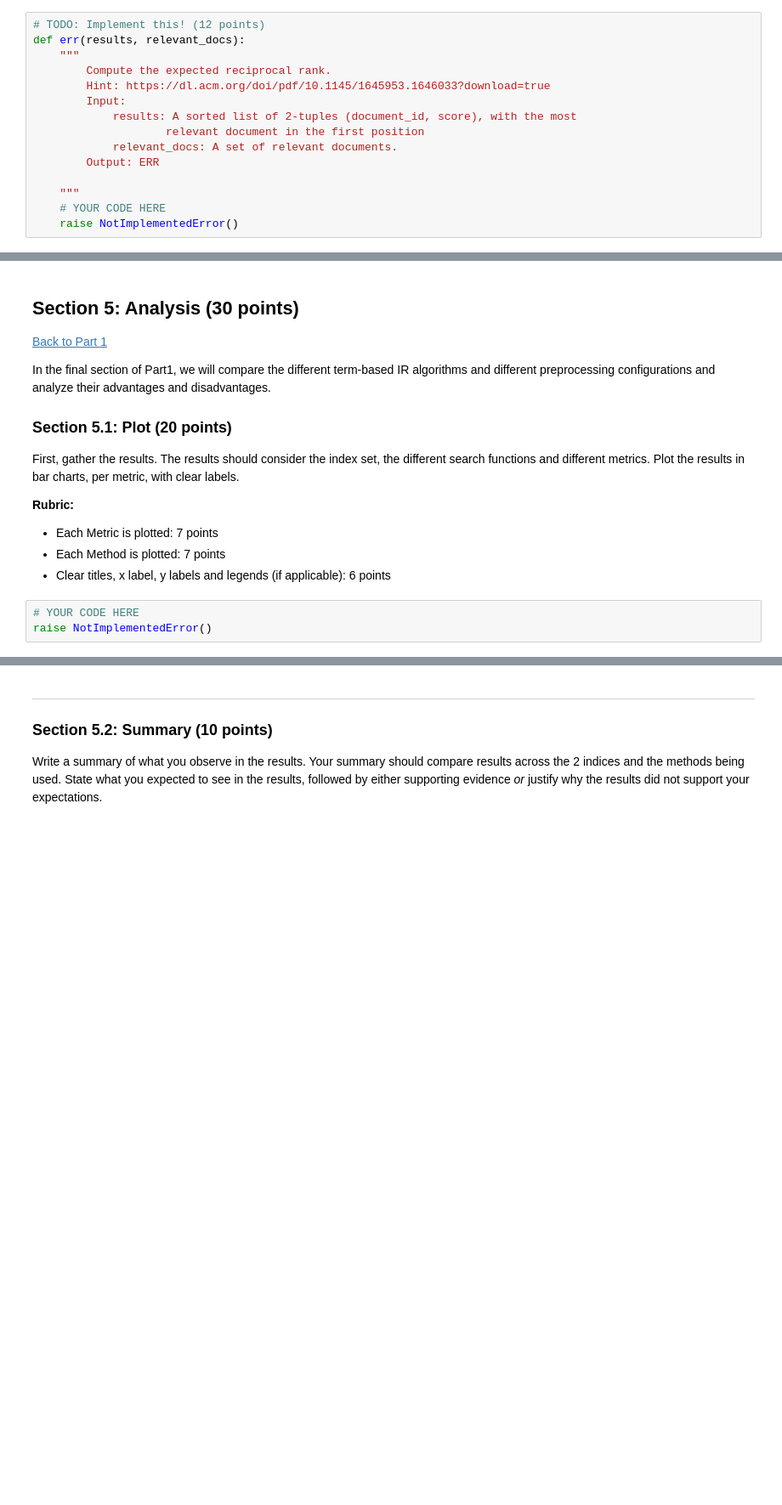
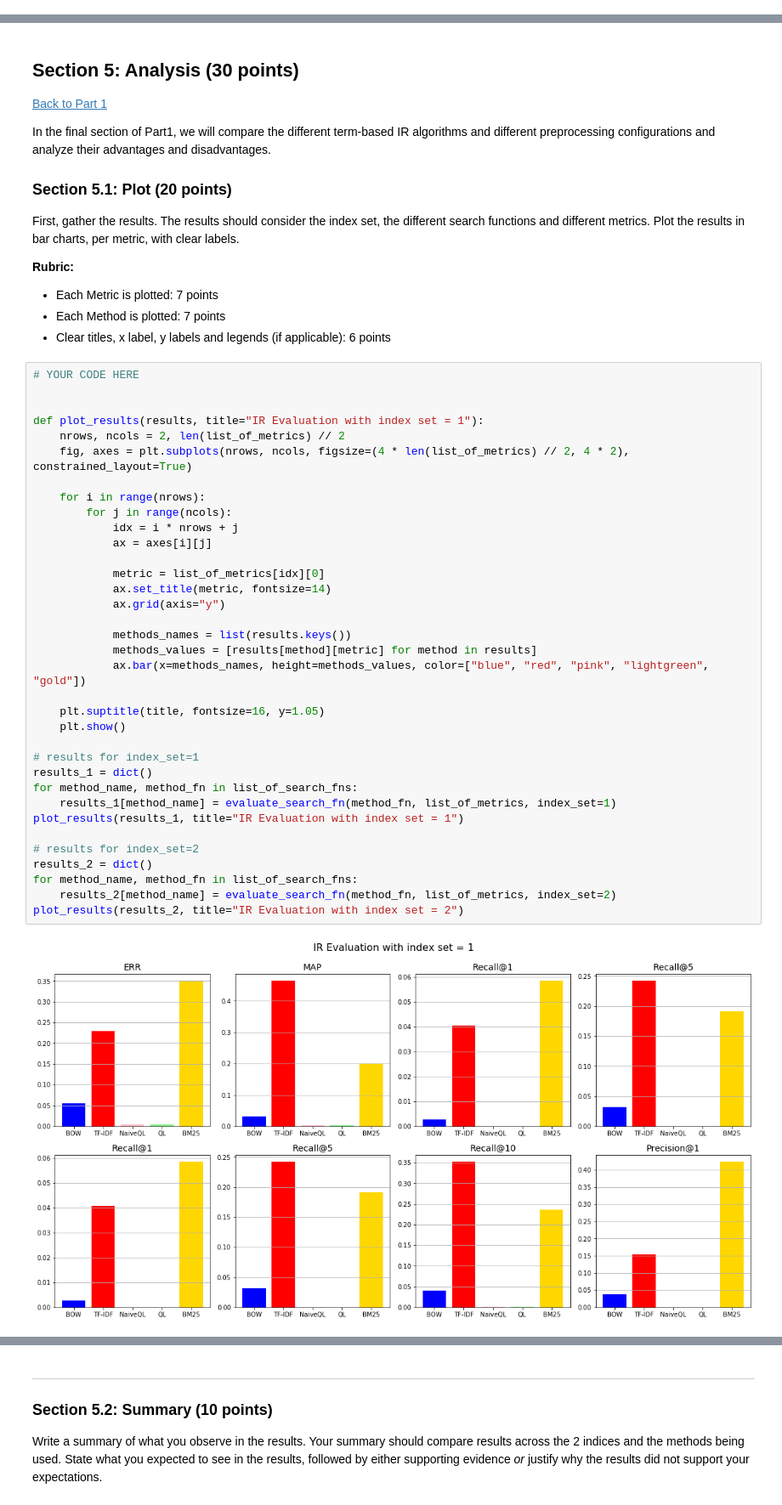
Before and after one commit to bpiyush/IR1Labs, a Jupyter notebook: lab1/hw1-dev-piyush.ipynb, the cells around one changed output, grey strips where cells are left out. Shown: that part at 85% size. Saved outputs shown, nothing was run; the diff lists cells and outputs as text; blank space fills up the shorter version.

```diff
--- a/lab1/hw1-dev-piyush.ipynb
+++ b/lab1/hw1-dev-piyush.ipynb
@@ -1231,18 +1476,3 @@ print(f'MAP = {mean_ap}')
 ---
 ### 4.5 Expected Reciprocal Rank (13 points)
 Implement the `err` metric:
-# %%
-# TODO: Implement this! (12 points)
-def err(results, relevant_docs):
-    """
-        Compute the expected reciprocal rank.
-        Hint: https://dl.acm.org/doi/pdf/10.1145/1645953.1646033?download=true
-        Input:
-            results: A sorted list of 2-tuples (document_id, score), with the most
-                    relevant document in the first position
-            relevant_docs: A set of relevant documents.
-        Output: ERR
-
-    """
-    # YOUR CODE HERE
-    raise NotImplementedError()
@@ -1337,6 +1658,40 @@ First, gather the results. The results should consider the index set, the differ
 - Each Metric is plotted: 7 points
 - Each Method is plotted: 7 points
 - Clear titles, x label, y labels and legends (if applicable): 6 points
-# %%
-# YOUR CODE HERE
-raise NotImplementedError()
+# %%
+# YOUR CODE HERE
+
+
+def plot_results(results, title="IR Evaluation with index set = 1"):
+    nrows, ncols = 2, len(list_of_metrics) // 2
+    fig, axes = plt.subplots(nrows, ncols, figsize=(4 * len(list_of_metrics) // 2, 4 * 2), constrained_layout=True)
+
+    for i in range(nrows):
+        for j in range(ncols):
+            idx = i * nrows + j
+            ax = axes[i][j]
+
+            metric = list_of_metrics[idx][0]
+            ax.set_title(metric, fontsize=14)
+            ax.grid(axis="y")
+
+            methods_names = list(results.keys())
+            methods_values = [results[method][metric] for method in results]
+            ax.bar(x=methods_names, height=methods_values, color=["blue", "red", "pink", "lightgreen", "gold"])
+
+    plt.suptitle(title, fontsize=16, y=1.05)
+    plt.show()
+
+# results for index_set=1
+results_1 = dict()
+for method_name, method_fn in list_of_search_fns:
+    results_1[method_name] = evaluate_search_fn(method_fn, list_of_metrics, index_set=1)
+plot_results(results_1, title="IR Evaluation with index set = 1")
+
+# results for index_set=2
+results_2 = dict()
+for method_name, method_fn in list_of_search_fns:
+    results_2[method_name] = evaluate_search_fn(method_fn, list_of_metrics, index_set=2)
+plot_results(results_2, title="IR Evaluation with index set = 2")
+# %% [output]
+[figure, added]
```
Also changed, not shown: parts of 31 cells of this notebook.
